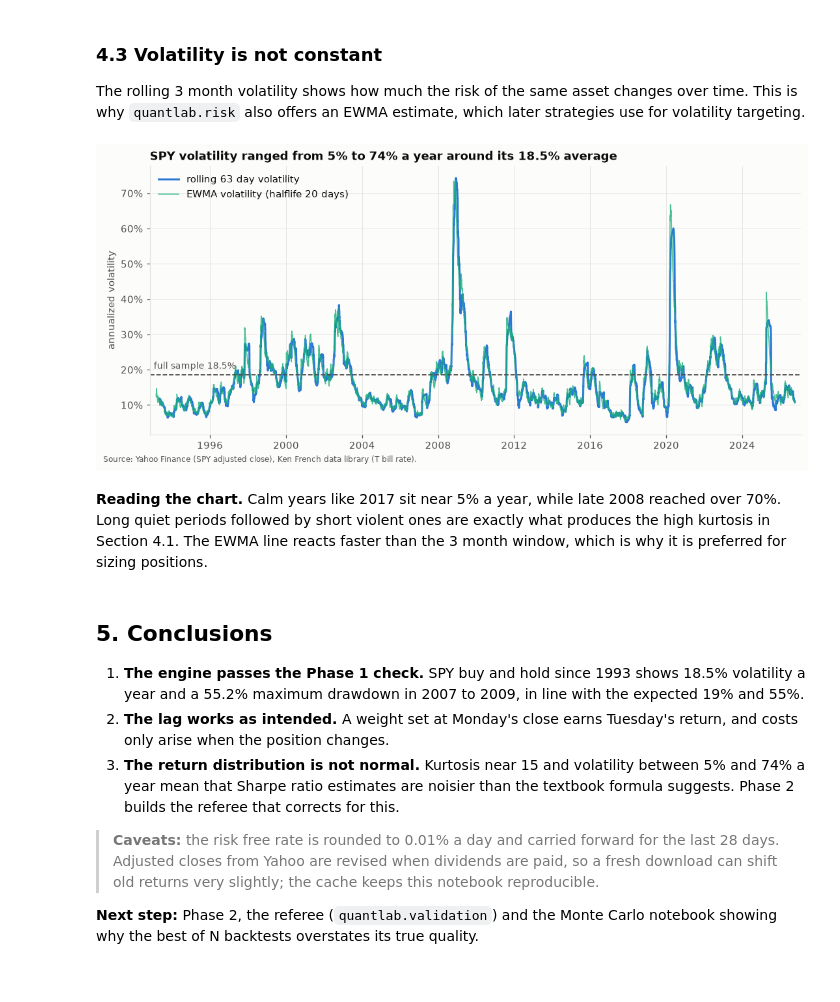
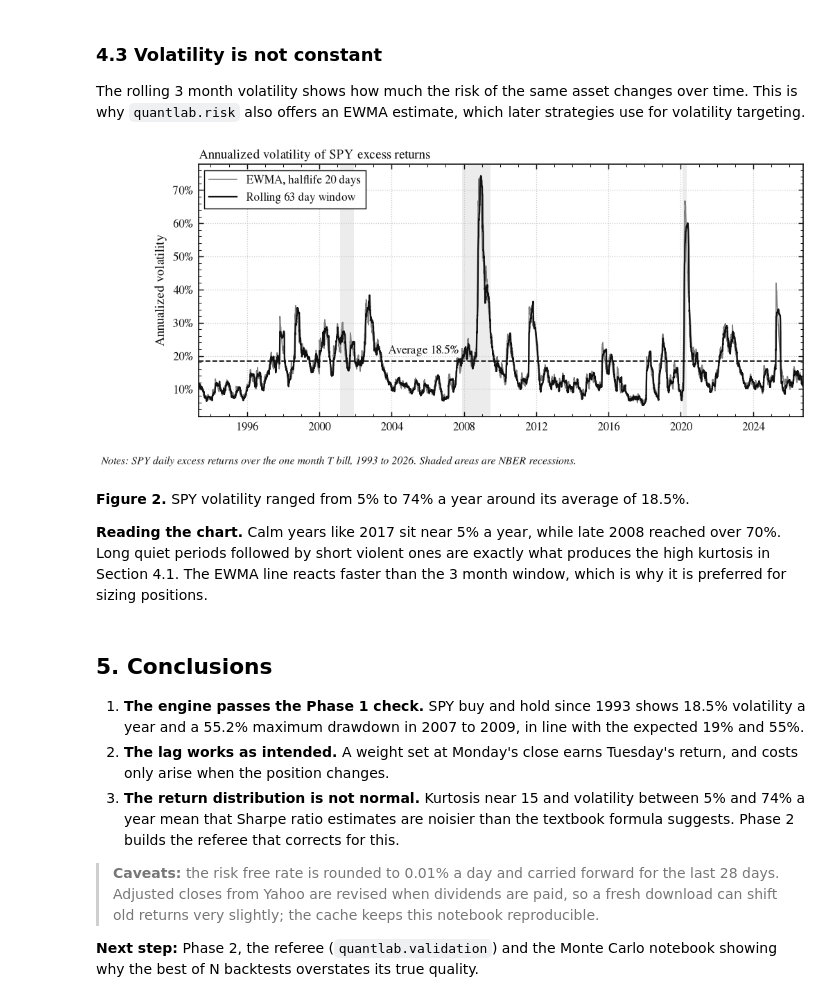
Before and after one commit to FranzTriebe/quant_finance, a Jupyter notebook: projects/p01_referee/01_spy_buy_and_hold.ipynb, the cells around one changed output. Saved outputs shown, nothing was run; the diff lists cells and outputs as text; code cells hidden in the pictures.

```diff
--- a/projects/p01_referee/01_spy_buy_and_hold.ipynb
+++ b/projects/p01_referee/01_spy_buy_and_hold.ipynb
@@ -263,34 +237,42 @@ plt.show()
 ### 4.3 Volatility is not constant
 
 The rolling 3 month volatility shows how much the risk of the same asset changes over time. This is why `quantlab.risk` also offers an EWMA estimate, which later strategies use for volatility targeting.
-# %%
-rolling = risk.rolling_vol(result["excess"], window=VOL_WINDOW, periods=ANN_FACTOR)
-ewma = risk.ewma_vol(result["excess"], halflife=20, periods=ANN_FACTOR)
-fig, ax = plt.subplots()
-ax.plot(rolling, label=f"rolling {VOL_WINDOW} day volatility", color=PALETTE["primary"])
-ax.plot(
-    ewma,
-    label="EWMA volatility (halflife 20 days)",
-    color=PALETTE["third"],
-    linewidth=1,
-    alpha=0.8,
-)
-plotting.reference_line(
-    ax, summary["ann_vol"], f"full sample {summary['ann_vol']:.1%}", axis="y"
-)
-ax.yaxis.set_major_formatter(PercentFormatter(1.0))
-ax.set_ylabel("annualized volatility")
-ax.margins(x=0.01)
-ax.set_title(
-    f"SPY volatility ranged from {rolling.min():.0%} to {rolling.max():.0%} a year around its {summary['ann_vol']:.1%} average"
-)
-ax.legend(loc="upper left")
-fig.text(0.01, 0, SOURCE, fontsize=8, alpha=0.7)
-fig.tight_layout()
-plt.show()
-# %% [output]
-[figure, removed]
+# %%
+rolling = risk.rolling_vol(result["excess"], window=VOL_WINDOW, periods=ANN_FACTOR)
+ewma = risk.ewma_vol(result["excess"], halflife=20, periods=ANN_FACTOR)
+fig, ax = acad.new_fig("wide", aspect=0.42)
+ax.plot(
+    ewma, label="EWMA, halflife 20 days", color=acad.GREY, linestyle="-", linewidth=0.8
+)
+ax.plot(
+    rolling, label=f"Rolling {VOL_WINDOW} day window", color=acad.INK, linestyle="-"
+)
+acad.recession_bands(ax)
+plotting.reference_line(ax, summary["ann_vol"], "", axis="y")
+ax.annotate(
+    f"Average {summary['ann_vol']:.1%}",
+    xy=(pd.Timestamp("2003-11-01"), summary["ann_vol"]),
+    xytext=(0, 3),
+    textcoords="offset points",
+    va="bottom",
+    fontsize=matplotlib.rcParams["legend.fontsize"],
+)
+acad.pct_axis(ax)
+ax.set_ylabel("Annualized volatility")
+ax.set_xlim(rolling.dropna().index[0], rolling.index[-1])
+ax.set_title("Annualized volatility of SPY excess returns")
+ax.legend(loc="upper left")
+acad.source_note(
+    fig,
+    "Notes: SPY daily excess returns over the one month T bill, 1993 to 2026. Shaded areas are NBER recessions.",
+)
+acad.save(fig, "f0b_spy_volatility", outdir=OUTPUT_DIR)
+plt.show()
+# %% [output]
+[figure, added]
 # %% [markdown]
+**Figure 2.** SPY volatility ranged from 5% to 74% a year around its average of 18.5%.
+
 **Reading the chart.** Calm years like 2017 sit near 5% a year, while late 2008 reached over 70%. Long quiet periods followed by short violent ones are exactly what produces the high kurtosis in Section 4.1. The EWMA line reacts faster than the 3 month window, which is why it is preferred for sizing positions.
 # %% [markdown]
 ## 5. Conclusions
```
Also changed, not shown: parts of 6 cells of this notebook.
